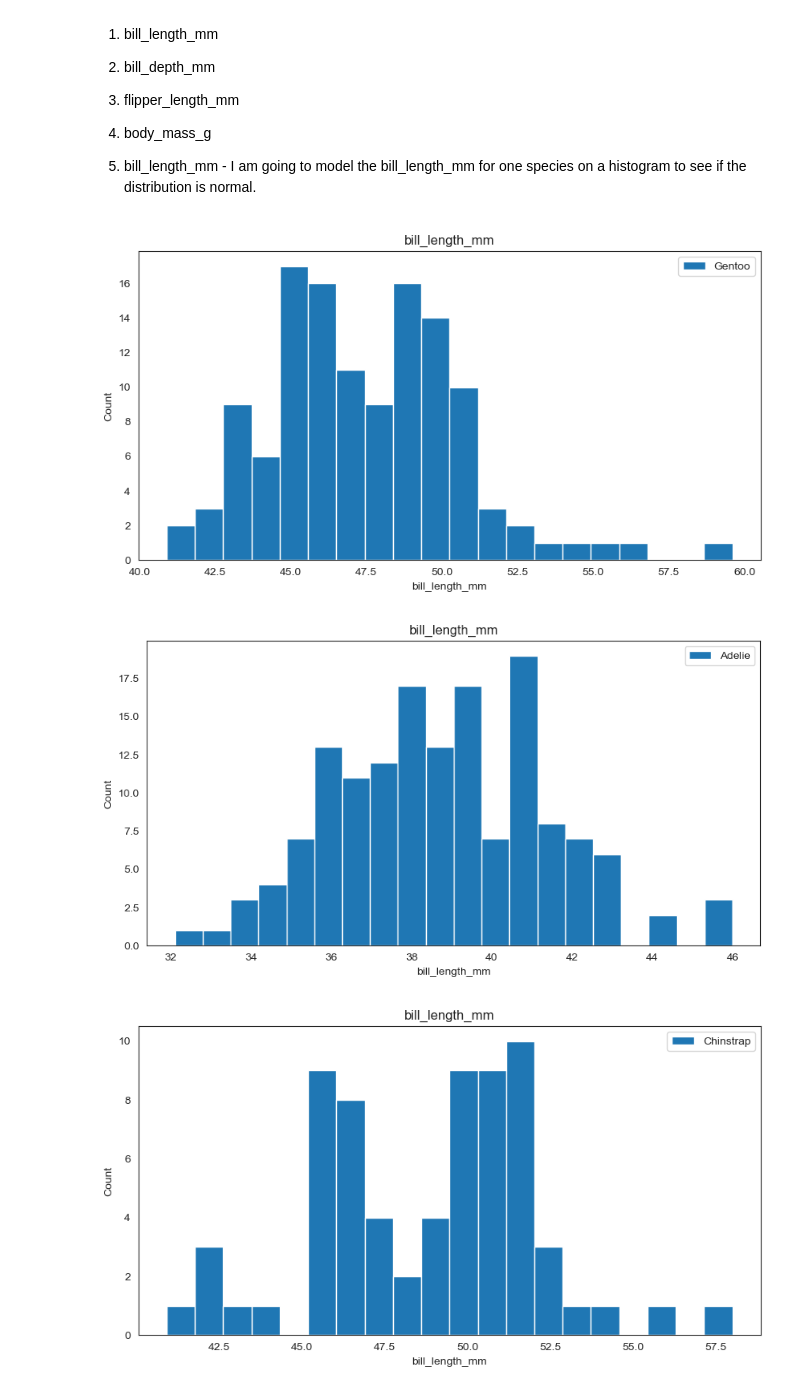
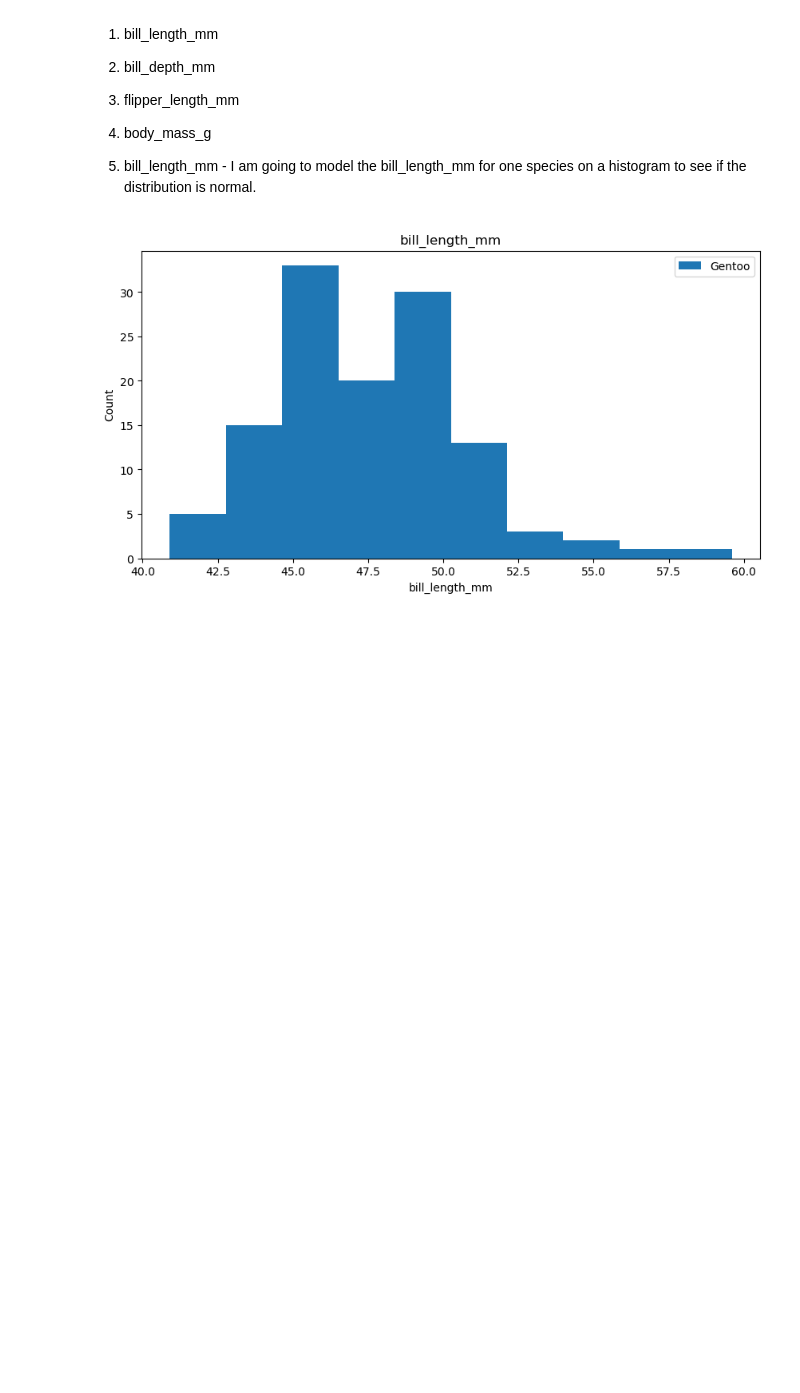
Before and after one commit to AudeAllen/Fundamentals-of-Data-Analysis---Tasks-and-Project, a Jupyter notebook: tasks.ipynb, the cells around one changed output. Cells and saved outputs as stored; diff of their text form; code cells hidden in the pictures; blank space fills up the shorter version.

```diff
--- a/tasks.ipynb
+++ b/tasks.ipynb
@@ -384,50 +384,25 @@ The next 4 variables that I will be looking at in regards to probability  distri
 # %%
 #billlength
 import pandas as pd
 import matplotlib.pyplot as plt
 
 penguins  = pd.read_csv('penguins.csv')
 
 
 plt.figure(figsize = (10, 5))
 x =[penguins.bill_length_mm[penguins.species==sp_name] for sp_name in ['Gentoo']]
-plt.hist(x,20, histtype='bar', stacked=True)
+plt.hist(x,10, histtype='bar', stacked=True)
 plt.legend(['Gentoo'])
 plt.title("bill_length_mm")
 plt.xlabel("bill_length_mm")
 plt.ylabel("Count")
 plt.savefig('bill_length_mm_Gentoo.png') # Save to PNG file
 plt.show()
 
 
-plt.figure(figsize = (10, 5))
-x =[penguins.bill_length_mm[penguins.species==sp_name] for sp_name in ['Adelie']]
-plt.hist(x,20, histtype='bar', stacked=True)
-plt.legend(['Adelie'])
-plt.title("bill_length_mm")
-plt.xlabel("bill_length_mm")
-plt.ylabel("Count")
-plt.savefig('bill_length_mm_Adelie.png') # Save to PNG file
-plt.show()
 
-plt.figure(figsize = (10, 5))
-x =[penguins.bill_length_mm[penguins.species==sp_name] for sp_name in ['Chinstrap']]
-plt.hist(x,20, histtype='bar', stacked=True)
-plt.legend(['Chinstrap'])
-plt.title("bill_length_mm")
-plt.xlabel("bill_length_mm")
-plt.ylabel("Count")
-plt.savefig('bill_length_mm_Chinstrap.png') # Save to PNG file
-plt.show()
-
-# We can tell from the distribution on the bill length that the distribution is not normal for all species of penguin. i.e. it is not symetrical or in a
+# We can tell from the distribution on the bill length that the distribution is not normal for the Gentoo species of penguin. i.e. it is not symetrical or in a
 # bell curve shape. I can see there are outliers on the right hand side of the histogram which leads me to think that the data is
 # skewed. It is a right skewed distribution as the tail is on the right hand side.
-
-# The histogram has a bimodal gamma distribution for the bill length of each of the species. Bimodal distribution is where there are two bumps or peaks
-# in the distribution that can either be the same height or a similar height.
-# The data is skewed as for each of the species for bill length.
 # %% [output]
-[figure, old version]
+[figure, new version]
-[figure, removed]
-[figure, removed]
```
Also changed, not shown: parts of 3 cells of this notebook, 4 other files.
